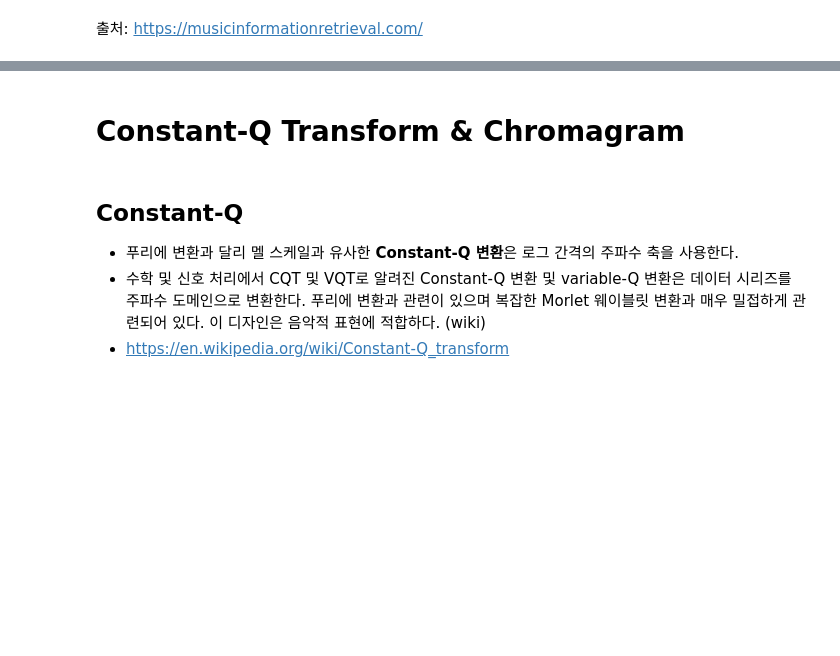
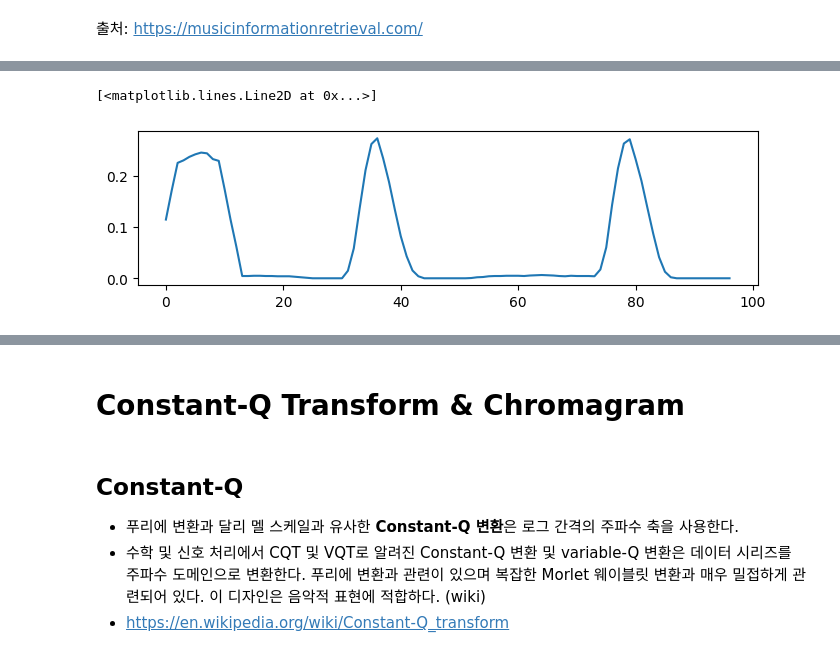
Before and after one commit to jo-cho/mir_kr, a Jupyter notebook: Notebooks/3. Fourier Analysis of Signals/3.6.Further_Readings.ipynb, the cells around one changed output, grey strips where cells are left out. Saved outputs shown, nothing was run; the diff lists cells and outputs as text; code cells hidden in the pictures; blank space fills up the shorter version.

```diff
--- a/Notebooks/3. Fourier Analysis of Signals/3.6.Further_Readings.ipynb
+++ b/Notebooks/3. Fourier Analysis of Signals/3.6.Further_Readings.ipynb
@@ -8,0 +40,6 @@ import sklearn
+# %%
+plt.figure(figsize=(8,2))
+plt.plot(zcrs[0])
+# %% [output]
+[<matplotlib.lines.Line2D at 0x...>]
+[figure, added]
```
Also changed, not shown: parts of 18 cells of this notebook, 7 other files.
